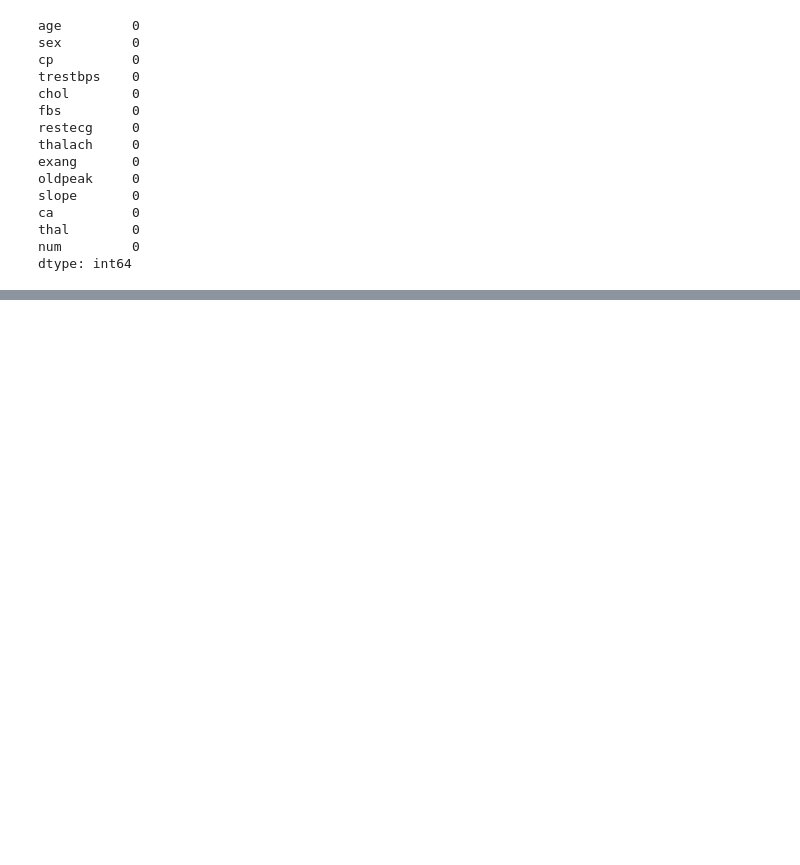
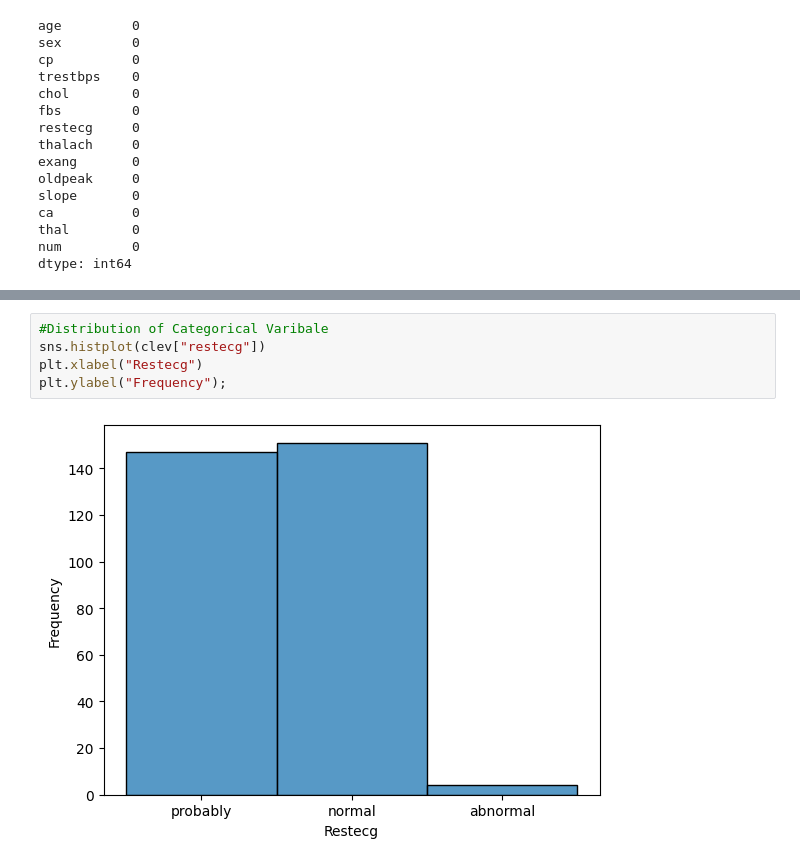
Before and after one commit to Lekanggy/MLrepo, a Jupyter notebook: Personal/classification/Cleveland Heart Diseas Prediction.ipynb, the cells around one changed output, grey strips where cells are left out. Saved outputs shown, nothing was run; the diff lists cells and outputs as text; blank space fills up the shorter version.

```diff
--- a/Personal/classification/Cleveland Heart Diseas Prediction.ipynb
+++ b/Personal/classification/Cleveland Heart Diseas Prediction.ipynb
@@ -95,0 +103,7 @@ dtype: int64
+# %%
+#Distribution of Categorical Varibale
+sns.histplot(clev["restecg"])
+plt.xlabel("Restecg")
+plt.ylabel("Frequency");
+# %% [output]
+[figure, added]
```
Also changed, not shown: parts of 26 cells of this notebook, 8 other files.
